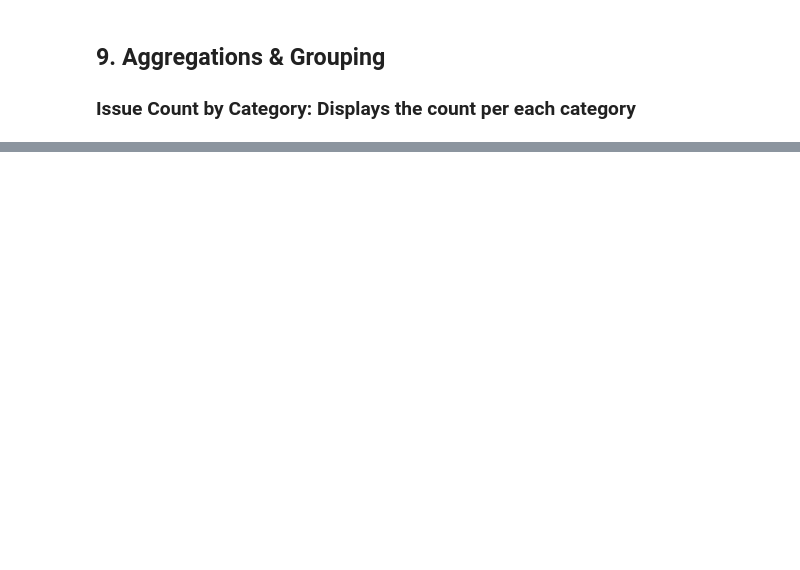
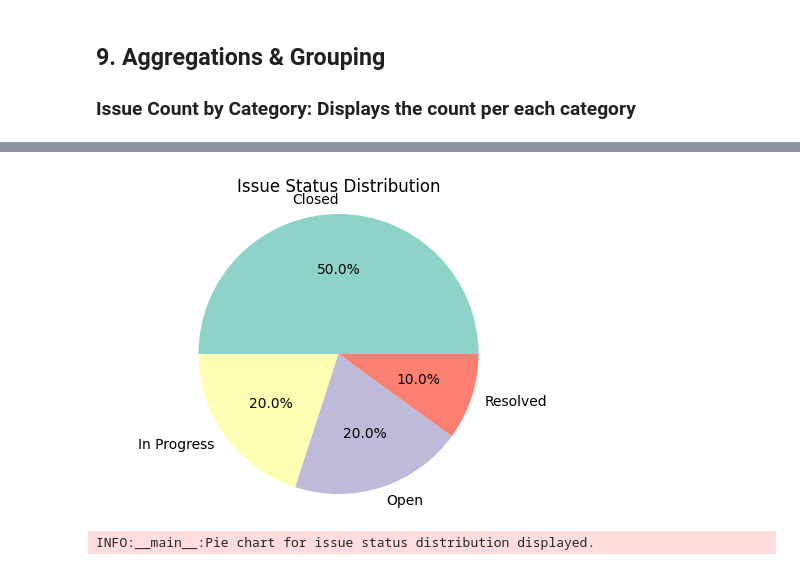
Before and after one commit to Kiruthikaa2512/datafun-05-sql-project, a Jupyter notebook: sql_eda_project.ipynb, the cells around one changed output, grey strips where cells are left out. Cells and saved outputs as stored; diff of their text form; code cells hidden in the pictures; blank space fills up the shorter version.

Commit message:
Completed EDA SQL Query Project

```diff
--- a/sql_eda_project.ipynb
+++ b/sql_eda_project.ipynb
@@ -436,0 +458,18 @@ Category counts:
+# %%
+import matplotlib.pyplot as plt
+
+df_status_count = pd.read_sql_query("""
+    SELECT status, COUNT(*) as count
+    FROM issues
+    GROUP BY status
+""", connection)
+
+plt.figure(figsize=(6,4))
+plt.pie(df_status_count['count'], labels=df_status_count['status'], autopct='%1.1f%%', colors=plt.cm.Set3.colors)
+plt.title("Issue Status Distribution")
+plt.axis('equal')
+plt.show()
+logger.info("Pie chart for issue status distribution displayed.")
+# %% [output]
+[figure, added]
+INFO:__main__:Pie chart for issue status distribution displayed.
```
Also changed, not shown: parts of 22 cells of this notebook.
